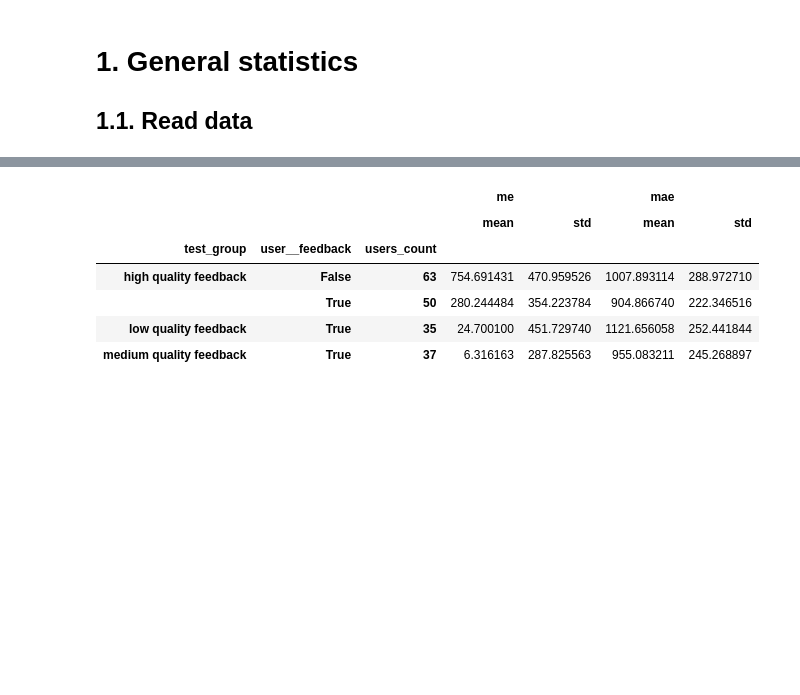
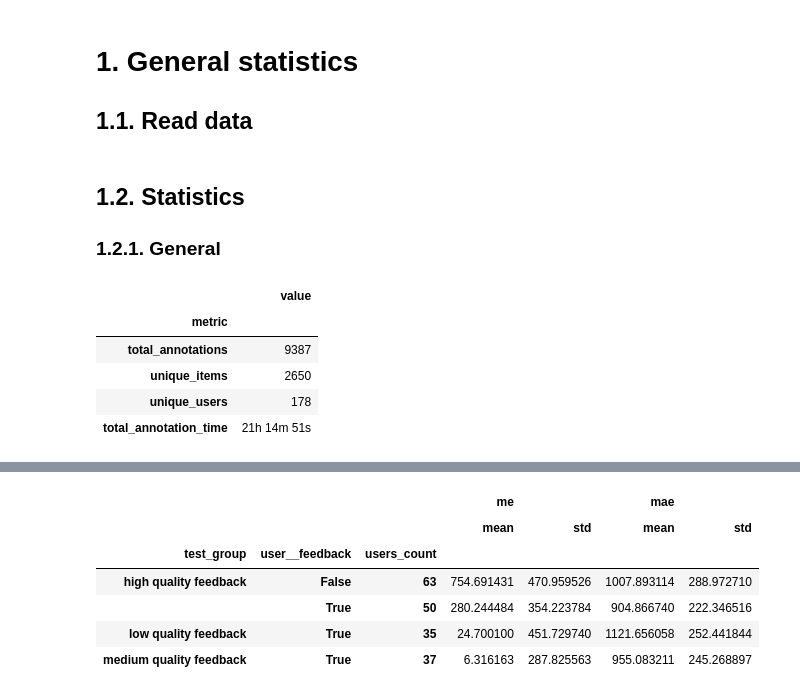
Before and after one commit to heolin/funcrowd-dataset, a Jupyter notebook: notebooks/ebay_items_weight/1. Compute confidence intervals.ipynb, the cells around one changed output, grey strips where cells are left out. Cells and saved outputs as stored; diff of their text form; code cells hidden in the pictures; blank space fills up the shorter version.

Commit message:
Added general statistics and links to the analysis in the README file

```diff
--- a/notebooks/ebay_items_weight/1. Compute confidence intervals.ipynb
+++ b/notebooks/ebay_items_weight/1. Compute confidence intervals.ipynb
@@ -39,0 +43,29 @@ df = pd.read_csv('../../data/ebay_items_weight/ebay_items_weight-dataset.csv')
+# %% [markdown]
+## 1.2. Statistics
+### 1.2.1. General
+# %%
+pd.DataFrame([
+    {
+        "metric": "total_annotations",
+        "value": len(df)
+    },
+    {
+        "metric": "unique_items",
+        "value": len(set(df['item_id'].values))
+    },
+    {
+        "metric": "unique_users",
+        "value": len(set(df['user__id'].values))
+    },
+    {
+        "metric": "total_annotation_time",
+        "value": time.strftime('%Hh %Mm %Ss', time.gmtime(df['annotation__time'].sum()))
+    },
+]).set_index("metric")
+# %% [output]
+|  | value |
+| metric |  |
+| total_annotations | 9387 |
+| unique_items | 2650 |
+| unique_users | 178 |
+| total_annotation_time | 21h 14m 51s |
```
Also changed, not shown: parts of 12 cells of this notebook, 5 other files.
